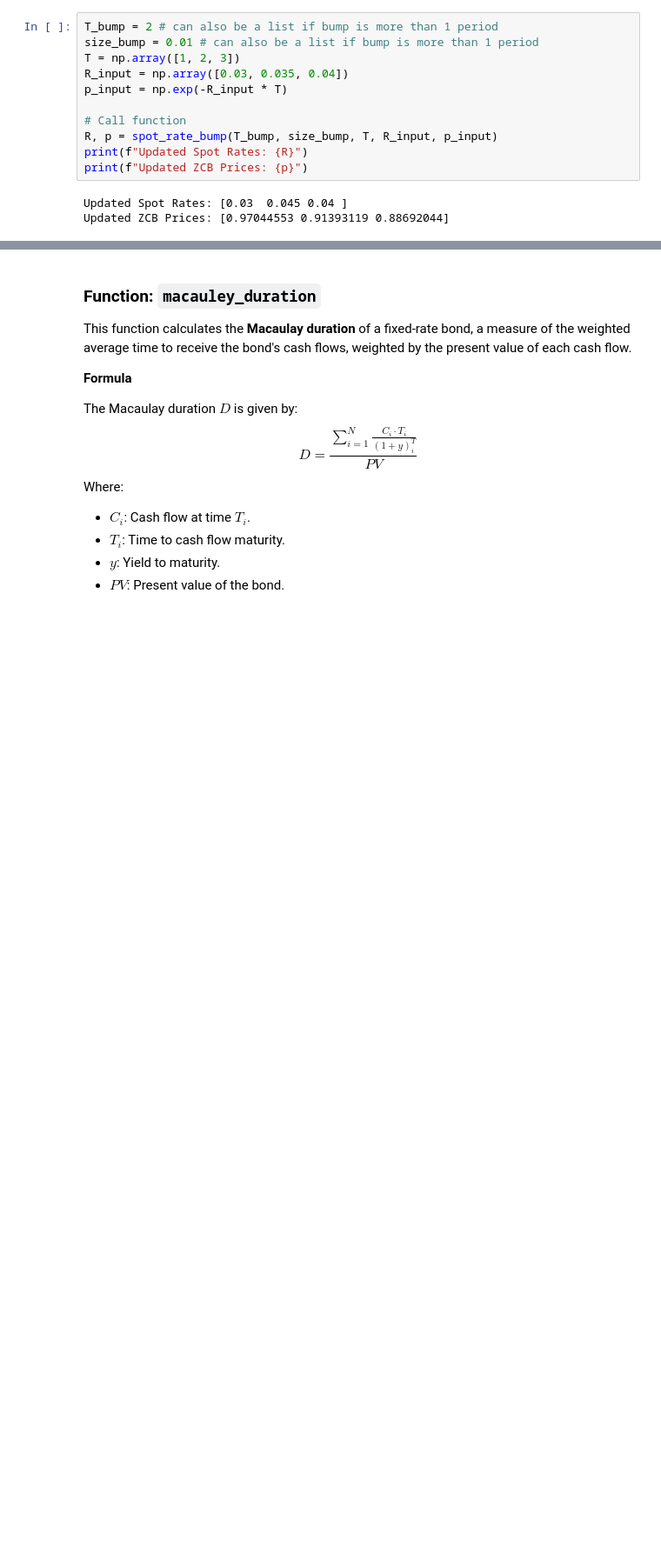
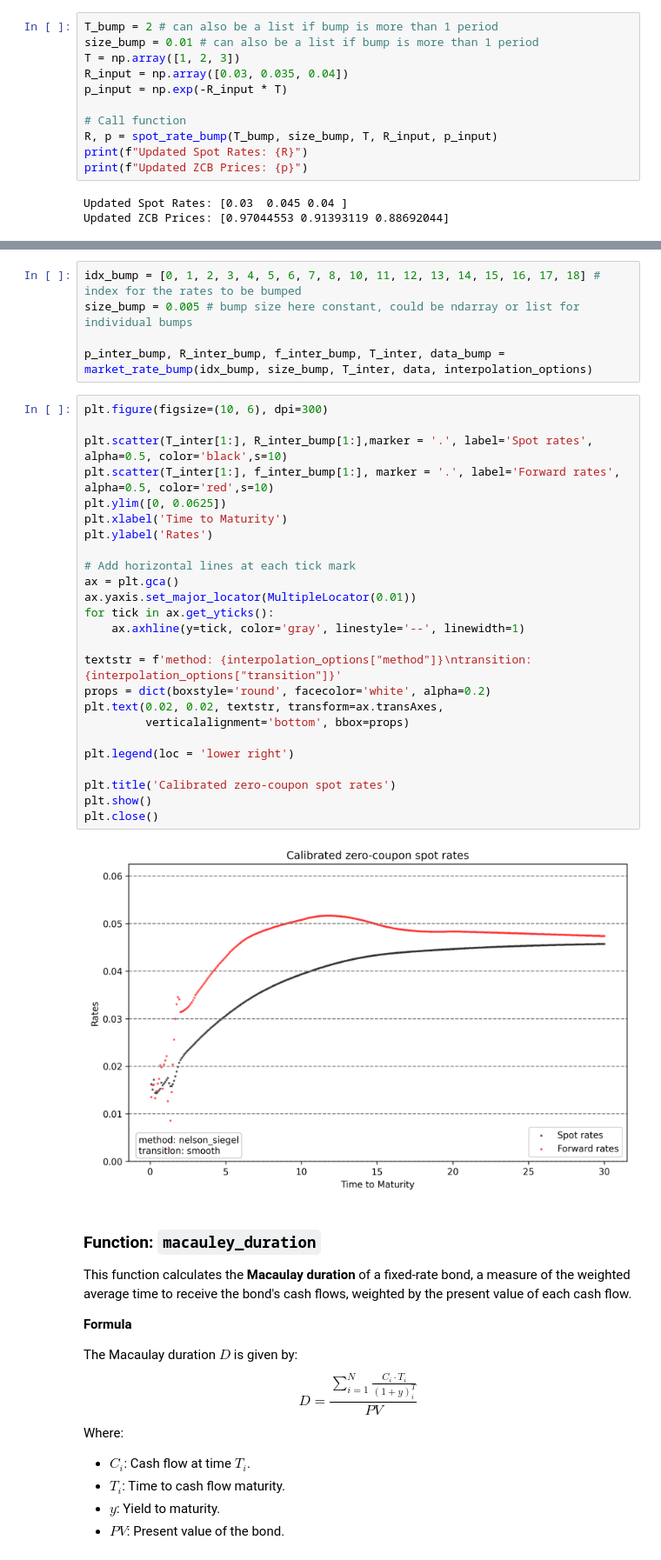
Before and after one commit to johanoelgaard/FixedIncome, a Jupyter notebook: Files/functions_explained.ipynb, the cells around one changed output, grey strips where cells are left out. Shown at 87% size. Drawn from its saved outputs; the diff is of its cells as text; blank space fills up the shorter version.

```diff
--- a/Files/functions_explained.ipynb
+++ b/Files/functions_explained.ipynb
@@ -523,3 +631,35 @@ Updated ZCB Prices: [0.97044553 0.91393119 0.88692044]
+# %%
+idx_bump = [0, 1, 2, 3, 4, 5, 6, 7, 8, 10, 11, 12, 13, 14, 15, 16, 17, 18] # index for the rates to be bumped
+size_bump = 0.005 # bump size here constant, could be ndarray or list for individual bumps
+
+p_inter_bump, R_inter_bump, f_inter_bump, T_inter, data_bump = market_rate_bump(idx_bump, size_bump, T_inter, data, interpolation_options)
+# %%
+plt.figure(figsize=(10, 6), dpi=300)
+
+plt.scatter(T_inter[1:], R_inter_bump[1:],marker = '.', label='Spot rates', alpha=0.5, color='black',s=10)
+plt.scatter(T_inter[1:], f_inter_bump[1:], marker = '.', label='Forward rates', alpha=0.5, color='red',s=10)
+plt.ylim([0, 0.0625])
+plt.xlabel('Time to Maturity')
+plt.ylabel('Rates')
+
+# Add horizontal lines at each tick mark
+ax = plt.gca()
+ax.yaxis.set_major_locator(MultipleLocator(0.01))
+for tick in ax.get_yticks():
+    ax.axhline(y=tick, color='gray', linestyle='--', linewidth=1)
+
+textstr = f'method: {interpolation_options["method"]}\ntransition: {interpolation_options["transition"]}'
+props = dict(boxstyle='round', facecolor='white', alpha=0.2)
+plt.text(0.02, 0.02, textstr, transform=ax.transAxes,
+         verticalalignment='bottom', bbox=props)
+
+plt.legend(loc = 'lower right')
+
+plt.title('Calibrated zero-coupon spot rates')
+plt.show()
+plt.close()
+# %% [output]
+[figure, added]
 # %% [markdown]
 ### Function: `macauley_duration`
 
```
Also changed, not shown: parts of 153 cells of this notebook, 4 other files.
